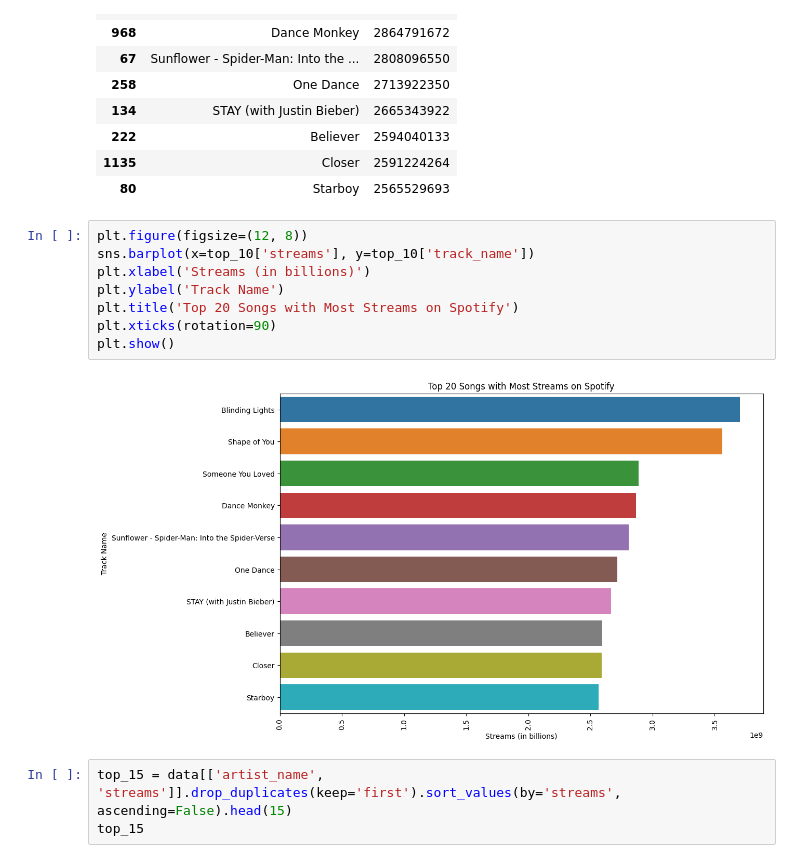
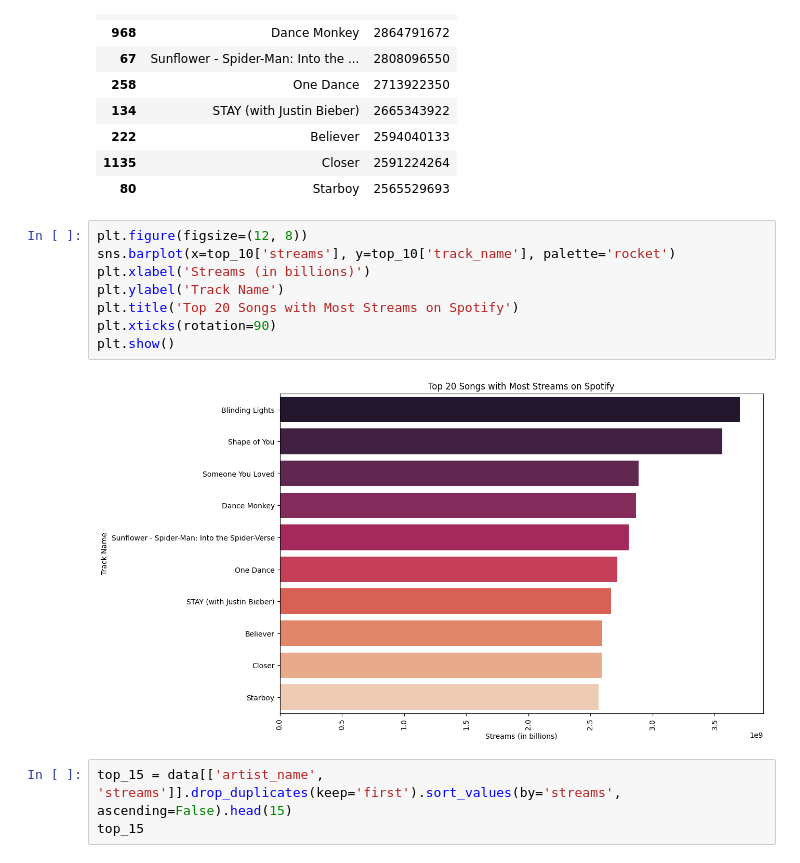
Before and after one commit to abdulrafayoc/Data-Visualization-of-Spotify-Songs-2023, a Jupyter notebook: ds.ipynb, the cells around one changed output. Saved outputs shown, nothing was run; the diff lists cells and outputs as text.

```diff
--- a/ds.ipynb
+++ b/ds.ipynb
@@ -321,14 +356,14 @@ top_10
 | 80 | Starboy | 2565529693 |
 # %%
 plt.figure(figsize=(12, 8))
-sns.barplot(x=top_10['streams'], y=top_10['track_name'])
+sns.barplot(x=top_10['streams'], y=top_10['track_name'], palette='rocket')
 plt.xlabel('Streams (in billions)')
 plt.ylabel('Track Name')
 plt.title('Top 20 Songs with Most Streams on Spotify')
 plt.xticks(rotation=90)
 plt.show()
 # %% [output]
-[figure, old version]
+[figure, new version]
 # %%
 top_15 = data[['artist_name', 'streams']].drop_duplicates(keep='first').sort_values(by='streams', ascending=False).head(15)
 top_15
```
Also changed, not shown: parts of 9 cells of this notebook.
